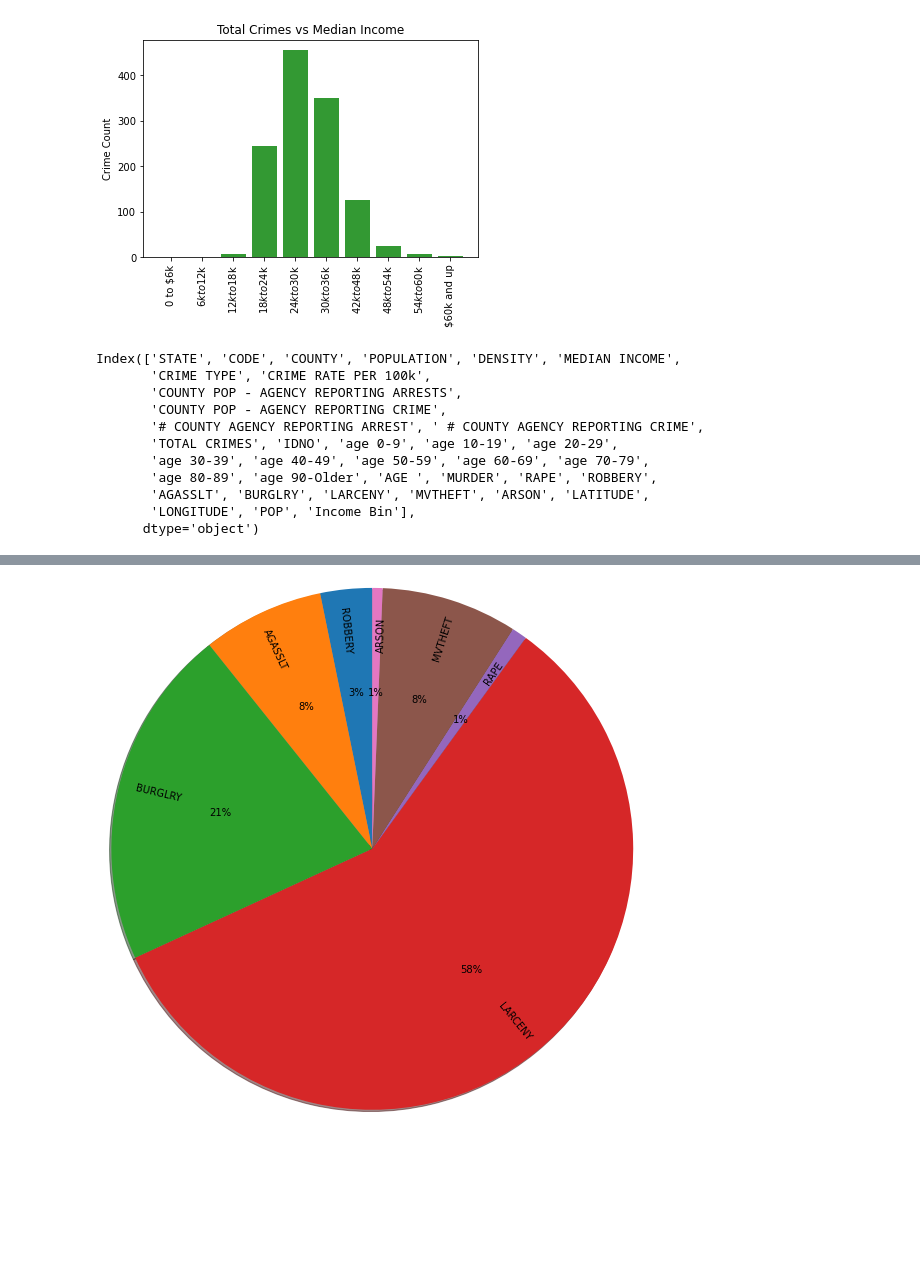
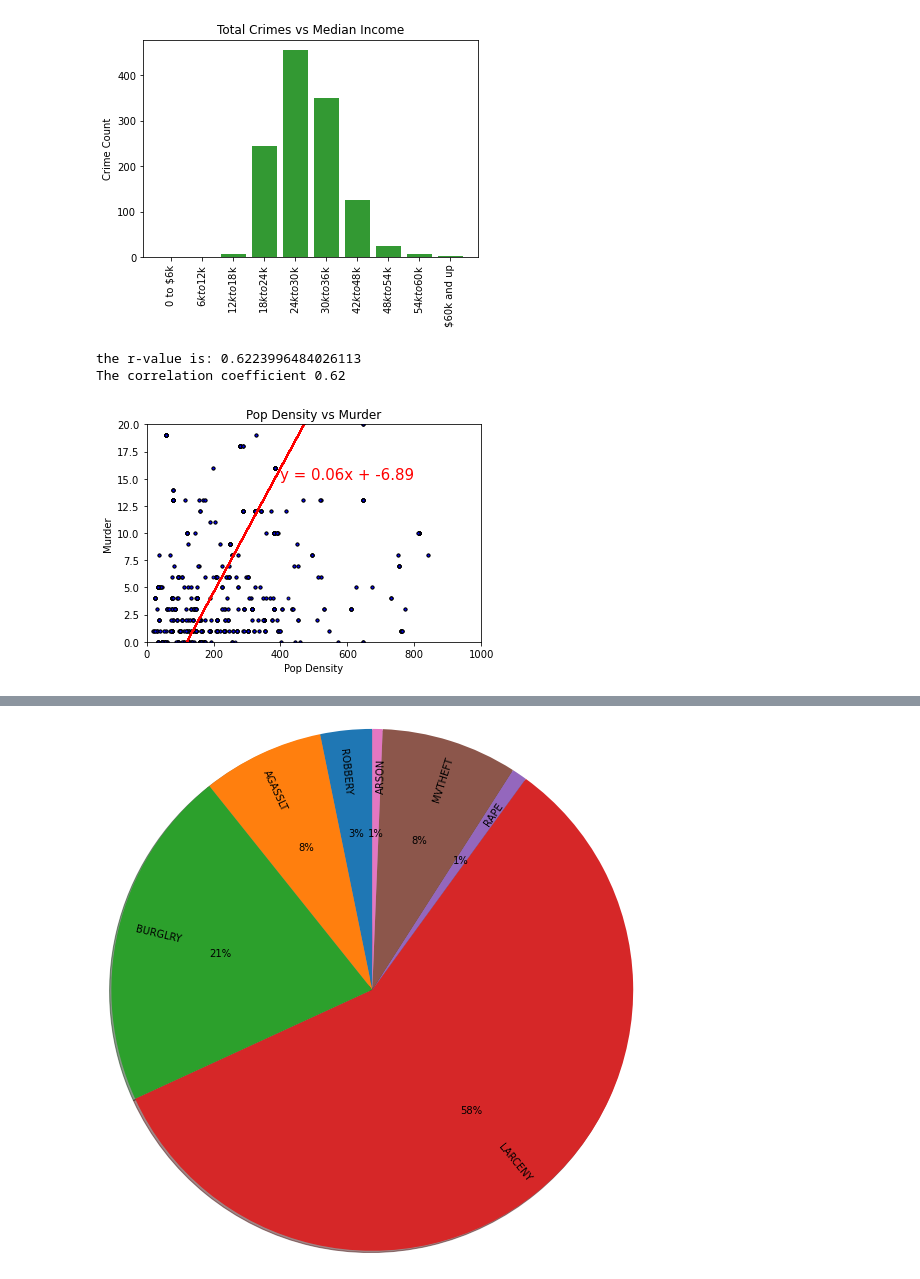
Before and after one commit to melindaeudy/Project_1, a Jupyter notebook: Project_1_Final.ipynb, the cells around one changed output, grey strips where cells are left out. Cells and saved outputs as stored; diff of their text form; code cells hidden in the pictures; blank space fills up the shorter version.

```diff
--- a/Project_1_Final.ipynb
+++ b/Project_1_Final.ipynb
@@ -424,17 +419,3 @@ plt.ylabel("Crime Count")
 plt.show()
 # %% [output]
 [figure]
-# %%
-Final_Crime_df.columns
-# %% [output]
-Index(['STATE', 'CODE', 'COUNTY', 'POPULATION', 'DENSITY', 'MEDIAN INCOME',
-       'CRIME TYPE', 'CRIME RATE PER 100k',
-       'COUNTY POP - AGENCY REPORTING ARRESTS',
-       'COUNTY POP - AGENCY REPORTING CRIME',
-       '# COUNTY AGENCY REPORTING ARREST', ' # COUNTY AGENCY REPORTING CRIME',
-       'TOTAL CRIMES', 'IDNO', 'age 0-9', 'age 10-19', 'age 20-29',
-       'age 30-39', 'age 40-49', 'age 50-59', 'age 60-69', 'age 70-79',
-       'age 80-89', 'age 90-Older', 'AGE ', 'MURDER', 'RAPE', 'ROBBERY',
-       'AGASSLT', 'BURGLRY', 'LARCENY', 'MVTHEFT', 'ARSON', 'LATITUDE',
-       'LONGITUDE', 'POP', 'Income Bin'],
-      dtype='object')
@@ -440,0 +450,29 @@ Index(['STATE', 'CODE', 'COUNTY', 'POPULATION', 'DENSITY', 'MEDIAN INCOME',
+# %%
+x_values = Final_Crime_df["DENSITY"]
+y_values = Final_Crime_df["MURDER"]
+
+(slope, intercept, rvalue, pvalue, stderr) = linregress(x_values, y_values)
+regress_values = x_values * slope + intercept
+
+line_eq = "y = " + str(round(slope,2)) + "x + " + str(round(intercept,2))
+
+plt.scatter(x_values, y_values, marker=".", facecolors="blue", edgecolors="black", alpha=0.90)
+
+plt.plot(x_values,regress_values,"r-")
+
+plt.annotate(line_eq,(400, 15), fontsize=15,color="red")
+
+plt.title("Pop Density vs Murder")
+plt.xlabel("Pop Density")
+plt.ylabel("Murder")
+
+plt.xlim(0, 1000)
+plt.ylim(0, 20)
+
+print(f'the r-value is: {rvalue}')
+print(f'The correlation coefficient {round(st.pearsonr(x_values,y_values)[0],2)}')
+plt.show()
+# %% [output]
+the r-value is: 0.6223996484026113
+The correlation coefficient 0.62
+[figure, added]
```
Also changed, not shown: parts of 13 cells of this notebook.
